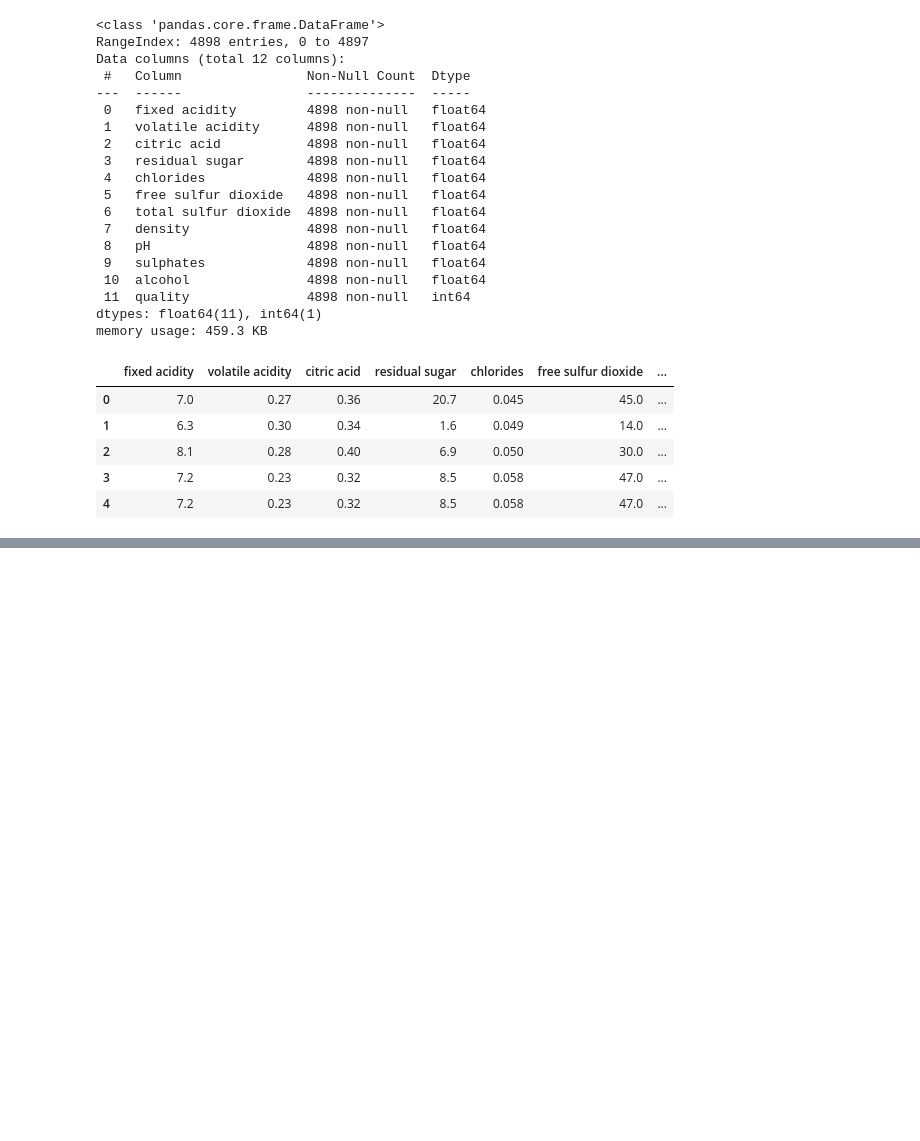
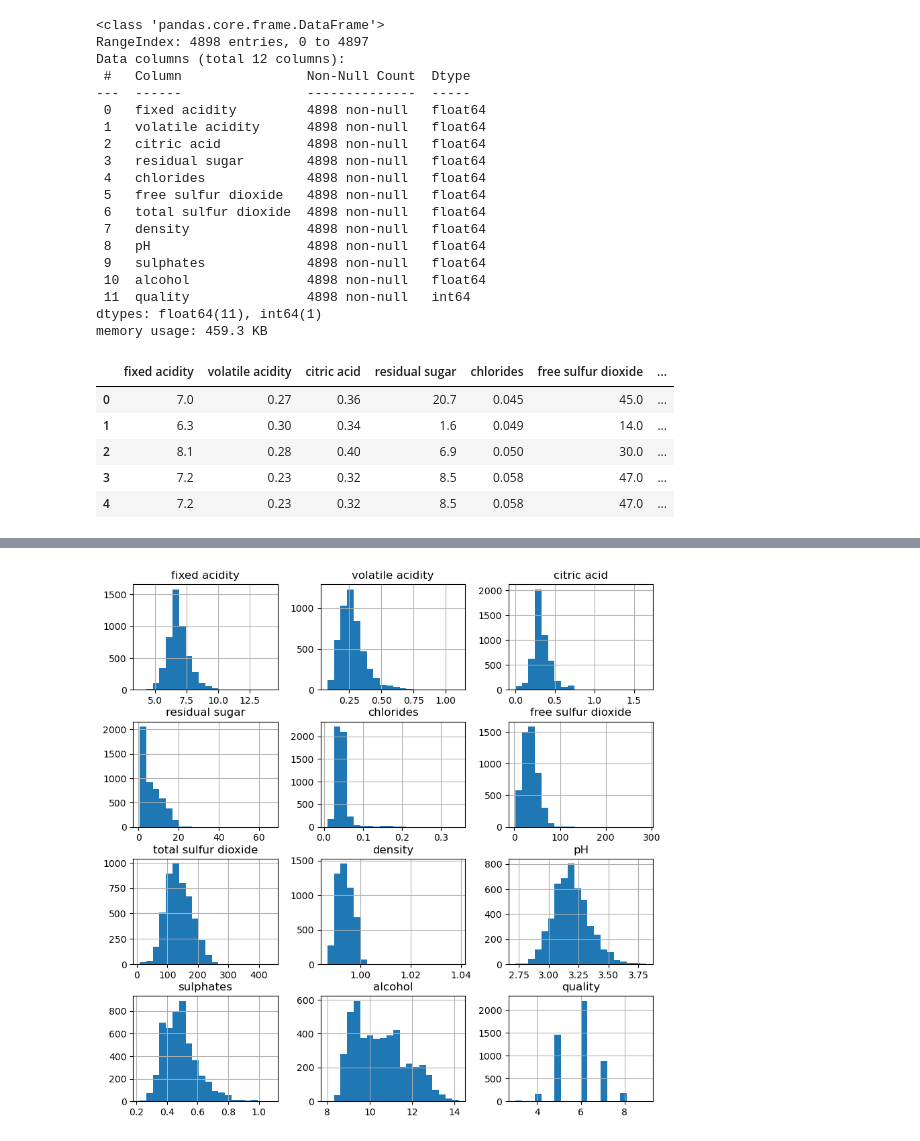
Before and after one commit to codeXpawan/college-lab, a Jupyter notebook: Data Mining/Task2.ipynb, the cells around one changed output, grey strips where cells are left out. Drawn from its saved outputs; the diff is of its cells as text; code cells hidden in the pictures; blank space fills up the shorter version.

```diff
--- a/Data Mining/Task2.ipynb
+++ b/Data Mining/Task2.ipynb
@@ -101,0 +66,5 @@ weighted avg       0.55      0.55      0.55       980
+# %%
+df.hist(bins=20, figsize=(10, 10))
+plt.show()
+# %% [output]
+[figure, added]
```
Also changed, not shown: parts of 20 cells of this notebook, 1 other file.
